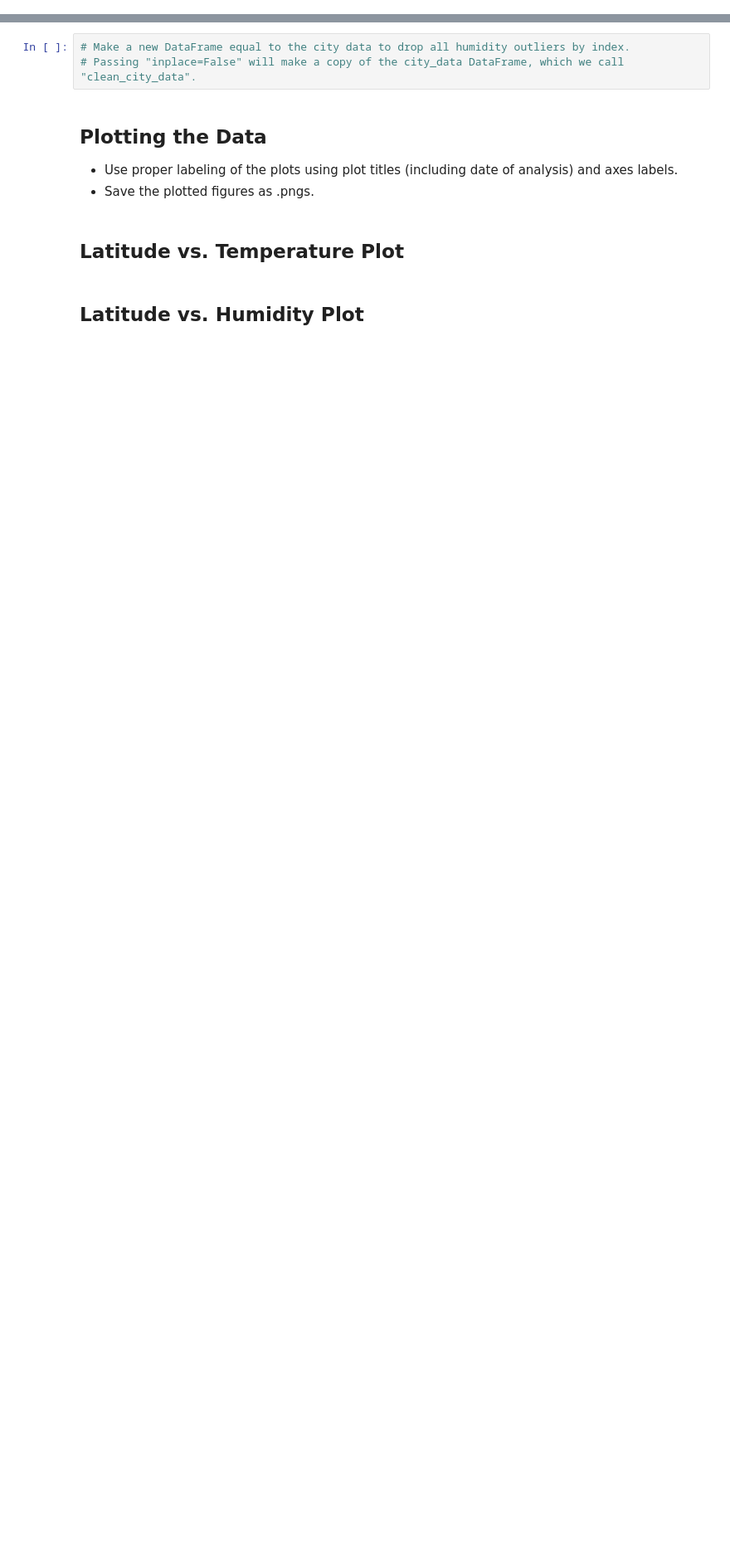
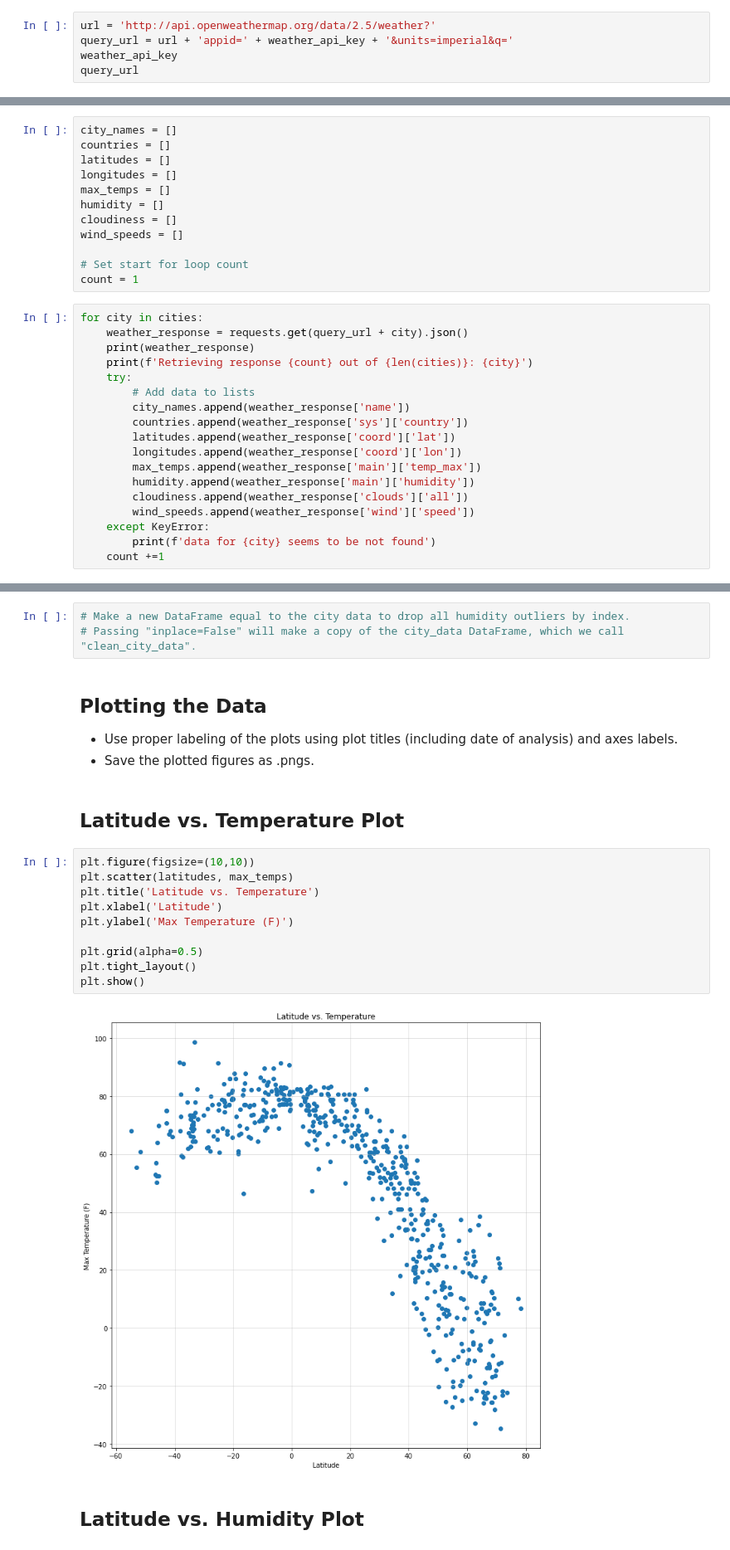
Before and after one commit to tiffanycyeh/python-api-challenge, a Jupyter notebook: starter_code/WeatherPy.ipynb, the cells around one changed output, grey strips where cells are left out. Shown at 83% size. Cells and saved outputs as stored; diff of their text form; blank space fills up the shorter version.

```diff
--- a/starter_code/WeatherPy.ipynb
+++ b/starter_code/WeatherPy.ipynb
@@ -51,3 +57,8 @@ len(cities)
 ### Perform API Calls
 * Perform a weather check on each city using a series of successive API calls.
 * Include a print log of each city as it'sbeing processed (with the city number and city name).
+# %%
+url = 'http://api.openweathermap.org/data/2.5/weather?'
+query_url = url + 'appid=' + weather_api_key + '&units=imperial&q='
+weather_api_key
+query_url
@@ -53,0 +67,30 @@ len(cities)
+# %%
+city_names = []
+countries = []
+latitudes = []
+longitudes = []
+max_temps = []
+humidity = []
+cloudiness = []
+wind_speeds = []
+
+# Set start for loop count
+count = 1
+# %%
+for city in cities:
+    weather_response = requests.get(query_url + city).json()
+    print(weather_response)
+    print(f'Retrieving response {count} out of {len(cities)}: {city}')
+    try:
+        # Add data to lists
+        city_names.append(weather_response['name'])
+        countries.append(weather_response['sys']['country'])
+        latitudes.append(weather_response['coord']['lat'])
+        longitudes.append(weather_response['coord']['lon'])
+        max_temps.append(weather_response['main']['temp_max'])
+        humidity.append(weather_response['main']['humidity'])
+        cloudiness.append(weather_response['clouds']['all'])
+        wind_speeds.append(weather_response['wind']['speed'])
+    except KeyError:
+        print(f'data for {city} seems to be not found')
+    count +=1
@@ -70,5 +183,17 @@ Skip this step if there are no cities that have humidity > 100%.
 * Save the plotted figures as .pngs.
 # %% [markdown]
 ## Latitude vs. Temperature Plot
+# %%
+plt.figure(figsize=(10,10))
+plt.scatter(latitudes, max_temps)
+plt.title('Latitude vs. Temperature')
+plt.xlabel('Latitude')
+plt.ylabel('Max Temperature (F)')
+
+plt.grid(alpha=0.5)
+plt.tight_layout()
+plt.show()
+# %% [output]
+[figure, added]
 # %% [markdown]
 ## Latitude vs. Humidity Plot
```
Also changed, not shown: parts of 17 cells of this notebook, 2 other files.
